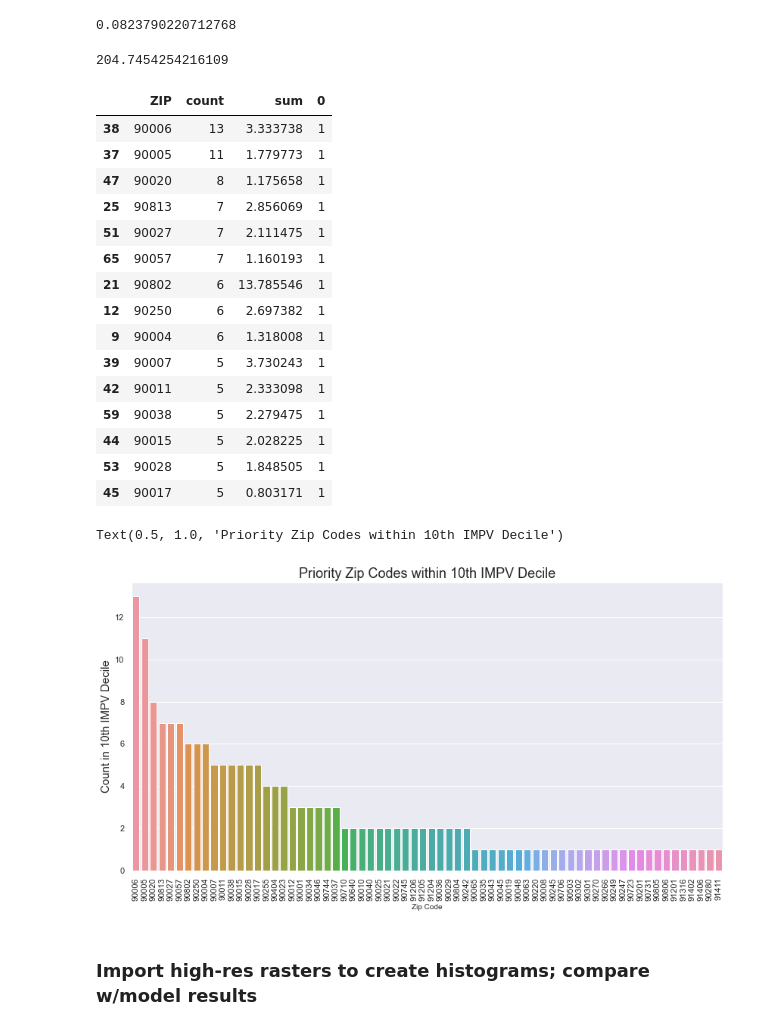
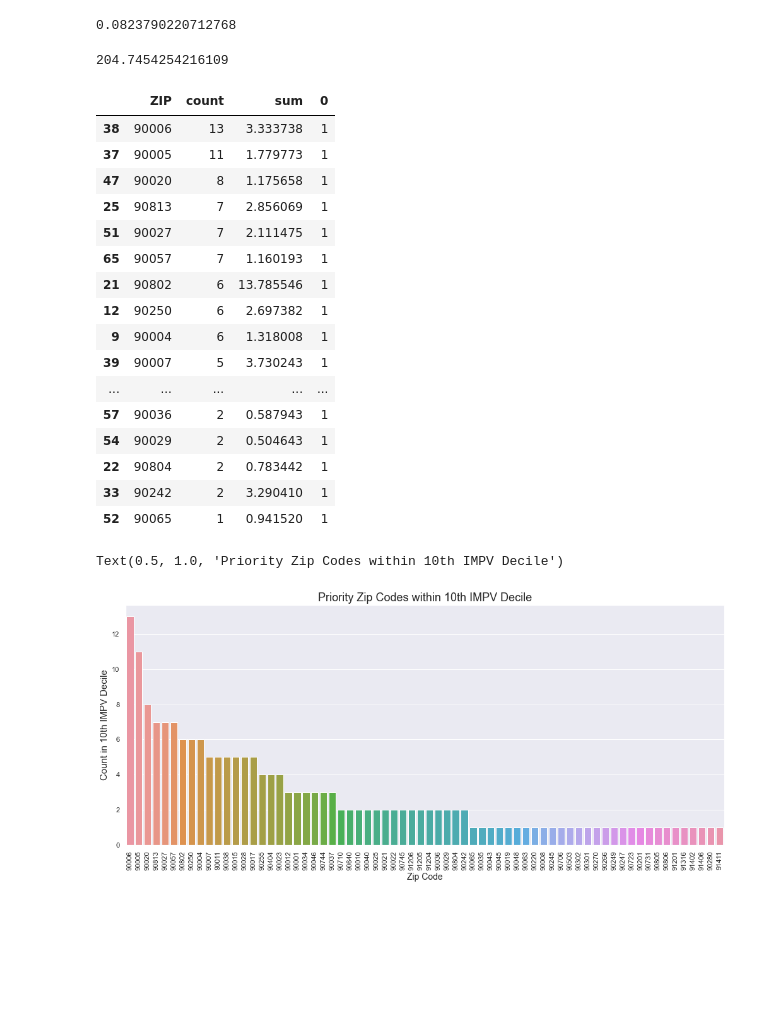
Before and after one commit to janderson5417/earthgrids_v2, a Jupyter notebook: v1.ipynb, the cells around one changed output. Drawn from its saved outputs; the diff is of its cells as text; code cells hidden in the pictures; blank space fills up the shorter version.

```diff
--- a/v1.ipynb
+++ b/v1.ipynb
@@ -379,0 +384,3 @@ Name: area, dtype: float64
+# %%
+cl_results0_areas['pop_den'] = cl_results0_areas['pop2010']/cl_results0_areas['area']
+cl_results0_areas
@@ -393,7 +414,7 @@ sns.relplot(x='impv_mean', y='vul', hue = 'tree_mean', size = 'tree_mean', alpha
 [figure]
 # %%
 results0_pd = cl_results0_areas[['tree_mean', 'impv_mean', 'land_majority',
-                                 'dem_mean', 'vul', 'cluster', 'pop2010', 'area']]
+                                 'dem_mean', 'vul', 'cluster', 'pop_den', 'pop2010','area']]
 results0_pd = pd.DataFrame(results0_pd)
 results0_pd
 # %% [output]
@@ -547,15 +574,15 @@ priority_tracts = cl_results0_areas[(cl_results0_areas.impv_qcut10 > 9)]
 priority_tracts['pop2010'].sum()/cl_results0_areas['pop2010'].sum()
 # %% [output]
 0.0823790220712768
-# %%
-priority_tracts['area'].sum()
-# %% [output]
-204.7454254216109
+# %%
+priority_tracts['area'].sum()
+# %% [output]
+204.7454254216109
 # %%
 priority_zips = priority_tracts.groupby('ZIP').agg(['count', 'sum'])['area'].reset_index()
 bar = pd.DataFrame(priority_zips.value_counts()).reset_index()
 bar['ZIP'] = bar['ZIP'].round().astype(int)
-bar.sort_values('count', ascending = False).head(15)
+bar.sort_values('count', ascending = False).head(40)
 # %% [output]
 |  | ZIP | count | sum | 0 |
 | 38 | 90006 | 13 | 3.333738 | 1 |
@@ -568,21 +595,20 @@ bar.sort_values('count', ascending = False).head(15)
 | 12 | 90250 | 6 | 2.697382 | 1 |
 | 9 | 90004 | 6 | 1.318008 | 1 |
 | 39 | 90007 | 5 | 3.730243 | 1 |
-| 42 | 90011 | 5 | 2.333098 | 1 |
-| 59 | 90038 | 5 | 2.279475 | 1 |
-| 44 | 90015 | 5 | 2.028225 | 1 |
-| 53 | 90028 | 5 | 1.848505 | 1 |
-| 45 | 90017 | 5 | 0.803171 | 1 |
+| ... | ... | ... | ... | ... |
+| 57 | 90036 | 2 | 0.587943 | 1 |
+| 54 | 90029 | 2 | 0.504643 | 1 |
+| 22 | 90804 | 2 | 0.783442 | 1 |
+| 33 | 90242 | 2 | 3.290410 | 1 |
+| 52 | 90065 | 1 | 0.941520 | 1 |
 # %%
-plt.figure(figsize=(14,7))
+plt.figure(figsize=(17,7))
 sns.barplot(data = bar, x = 'ZIP',y = 'count', order=bar.sort_values('count', ascending = False).ZIP)
-ax.set_ylim(bottom = 4, top = 14)
-plt.xlabel('Zip Code', size=10)
+ax.set_ylim(bottom = 2, top = 14)
+plt.xlabel('Zip Code', size=14)
 plt.xticks(rotation=90)
 plt.ylabel('Count in 10th IMPV Decile', size=15)
 plt.title('Priority Zip Codes within 10th IMPV Decile', size=18)
 # %% [output]
 Text(0.5, 1.0, 'Priority Zip Codes within 10th IMPV Decile')
-[figure, old version]
+[figure, new version]
-# %% [markdown]
-### Import high-res rasters to create histograms; compare w/model results
```
Also changed, not shown: parts of 15 cells of this notebook, 3 other files.
